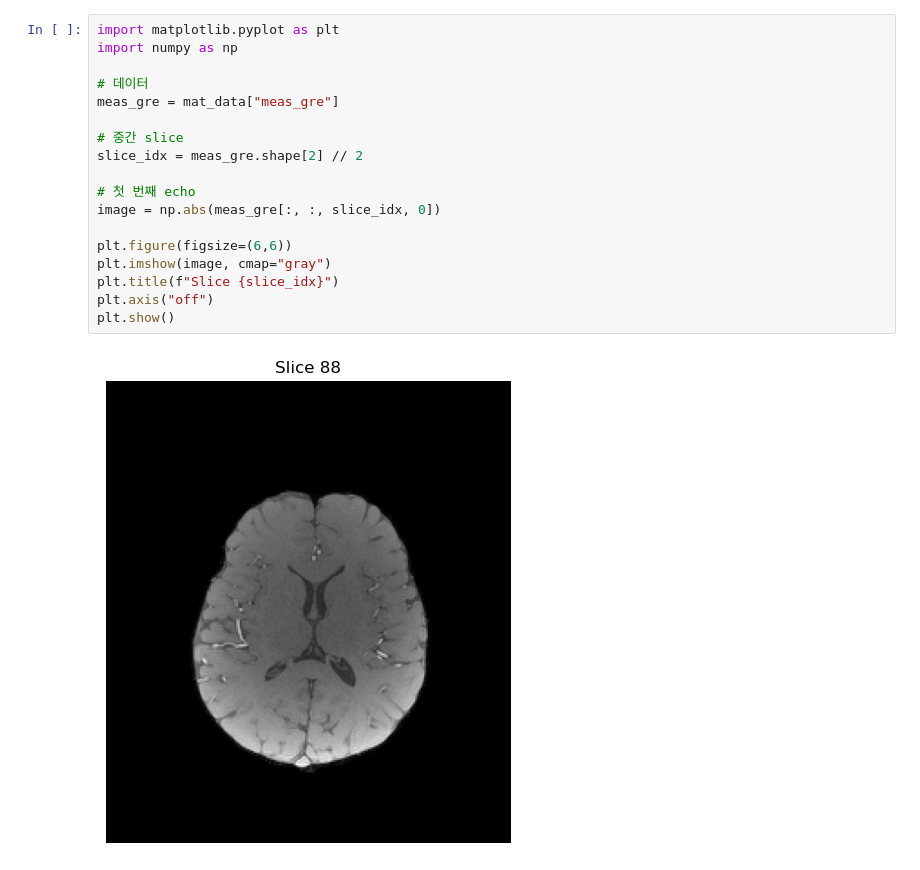
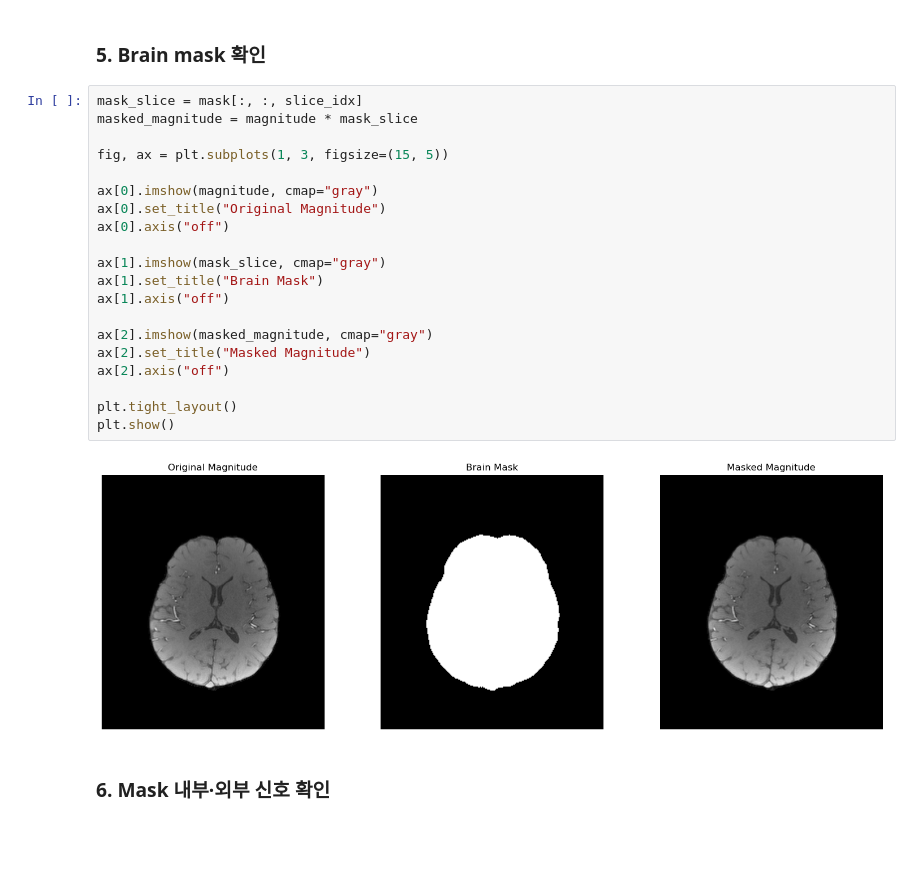
Before and after one commit to MRI-Denoising/Research-Reimplementation, a Jupyter notebook: 01_load_data.ipynb, the cells around one changed output. Drawn from its saved outputs; the diff is of its cells as text; blank space fills up the shorter version.

```diff
--- a/01_load_data.ipynb
+++ b/01_load_data.ipynb
@@ -93,21 +77,27 @@ shape: (3, 1)
-# %%
-import matplotlib.pyplot as plt
-import numpy as np
-
-# 데이터
-meas_gre = mat_data["meas_gre"]
-
-# 중간 slice
-slice_idx = meas_gre.shape[2] // 2
-
-# 첫 번째 echo
-image = np.abs(meas_gre[:, :, slice_idx, 0])
-
-plt.figure(figsize=(6,6))
-plt.imshow(image, cmap="gray")
-plt.title(f"Slice {slice_idx}")
-plt.axis("off")
-plt.show()
-# %% [output]
-[figure, removed]
+# %% [markdown]
+### 5. Brain mask 확인
+# %%
+mask_slice = mask[:, :, slice_idx]
+masked_magnitude = magnitude * mask_slice
+
+fig, ax = plt.subplots(1, 3, figsize=(15, 5))
+
+ax[0].imshow(magnitude, cmap="gray")
+ax[0].set_title("Original Magnitude")
+ax[0].axis("off")
+
+ax[1].imshow(mask_slice, cmap="gray")
+ax[1].set_title("Brain Mask")
+ax[1].axis("off")
+
+ax[2].imshow(masked_magnitude, cmap="gray")
+ax[2].set_title("Masked Magnitude")
+ax[2].axis("off")
+
+plt.tight_layout()
+plt.show()
+# %% [output]
+[figure, added]
+# %% [markdown]
+### 6. Mask 내부·외부 신호 확인
 # %%
```
Also changed, not shown: parts of 15 cells of this notebook, 9 other files.
